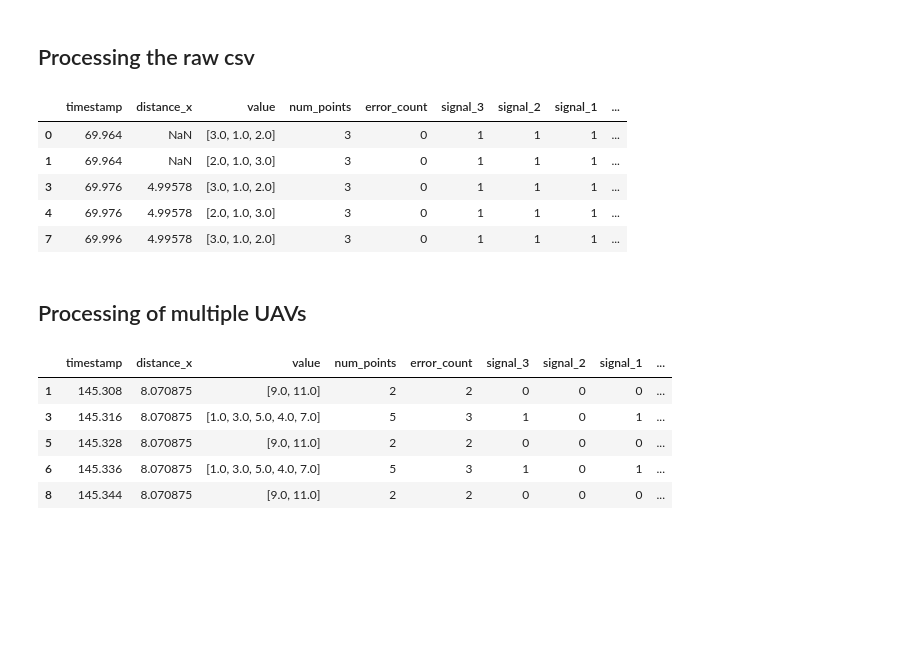
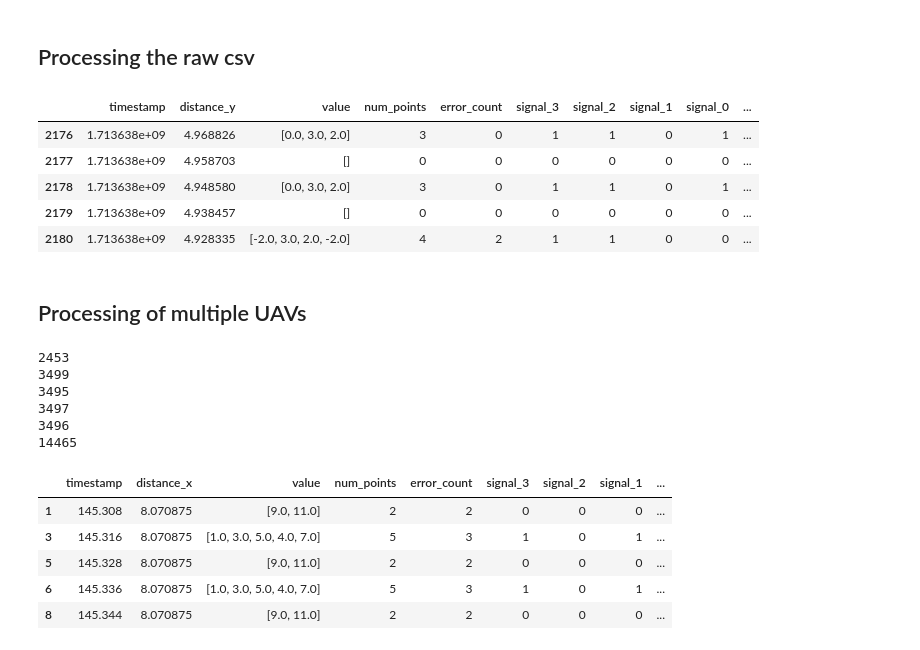
Before and after one commit to MarlonRiv/uvdar_core, a Jupyter notebook: scripts/Processing_evaluation_distance.ipynb, the cells around one changed output. Drawn from its saved outputs; the diff is of its cells as text; code cells hidden in the pictures; blank space fills up the shorter version.

```diff
--- a/scripts/Processing_evaluation_distance.ipynb
+++ b/scripts/Processing_evaluation_distance.ipynb
@@ -8,16 +8,19 @@ import numpy as np
 import ast
 
 
-input_csv_path = os.path.expanduser('~/Desktop/MRS_Master_Project/rosbags/simulation/raw_csv/static_otsu_adaptive_heading_experiment_v3.csv')
+input_csv_path = os.path.expanduser('~/Desktop/MRS_Master_Project/rosbags/rw/raw_csv/kl_exp1.csv')
 data = pd.read_csv(input_csv_path)
 
 #Ensure that the 'value' column is a list
 data['value'] = data['value'].apply(lambda x: ast.literal_eval(x) if isinstance(x, str) else x)
 
-#Relative distance to the target (TX is at 10m from origin, and we recorded the position of the RX)
-data['distance_x'] = 10.0 - data['distance_x']
+#Take after the 6712th row
+data = data.iloc[2176:]
 
-data['distance_x'] = data['distance_x'].fillna(method='ffill')
+#Relative distance_y to the target (TX is at 10m from origin, and we recorded the position of the RX)
+data['distance_y'] = np.abs(10.0 - data['distance_y'])
+
+data['distance_y'] = data['distance_y'].fillna(method='ffill')
 
 # Remove missing 'value'
 data = data.dropna(subset=['value'])
@@ -29,7 +32,7 @@ data['num_points'] = data['value'].apply(len)
 def calculate_error_rate(values):
     error_count = 0
     for value in values:
-        if value not in [1.0, 2.0, 3.0]:
+        if value not in [0.0,1.0, 2.0, 3.0]:
     #return sum(1 for value in values if value not in [1.0, 2.0, 3.0])
             error_count += 1
 
@@ -44,45 +47,91 @@ def check_signal_3(values):
 #Function to check occurrence of signal 2
 def check_signal_2(values):
     return 1 if 2.0 in values else 0
 
 #Function to check occurrence of signal 1
 def check_signal_1(values):
     return 1 if 1.0 in values else 0
 
+#Function to check occurrence of signal 0
+def check_signal_0(values):
+    return 1 if 0.0 in values else 0
+
+
+
 
 # Check if the signal 3 is still present
 data['signal_3'] = data['value'].apply(check_signal_3)
 
 # Check if the signal 2 is still present
 data['signal_2'] = data['value'].apply(check_signal_2)
 
 # Check if the signal 1 is still present
 data['signal_1'] = data['value'].apply(check_signal_1)
 
+# Check if the signal 0 is still present
+data['signal_0'] = data['value'].apply(check_signal_0)
 
-specified_distances = np.array([5, 8, 11, 14, 17, 20])
 
-# Assigning each data point to the nearest specified distance
-data['nearest_distance'] = specified_distances[np.abs(specified_distances[:, np.newaxis] - data['distance_x'].values).argmin(axis=0)]
+specified_distances = np.array([5, 10, 15, 20, 25, 30])
+
+# Assigning each data point to the nearest specified distance_y
+data['nearest_distance'] = specified_distances[np.abs(specified_distances[:, np.newaxis] - data['distance_y'].values).argmin(axis=0)]
 
 # Save the cleaned data to a new CSV file
-cleaned_file_path = os.path.expanduser('~/Desktop/MRS_Master_Project/rosbags/simulation/processed_csv/static_otsu_adaptive_heading_exp_v3_processed.csv')
+cleaned_file_path = os.path.expanduser('~/Desktop/MRS_Master_Project/rosbags/rw/processed_csv/kl_exp1_processed.csv')
 
 data.to_csv(cleaned_file_path, index=False)
 
 cleaned_file_path
 
 
 data.head()
 # %% [output]
-|  | timestamp | distance_x | value | num_points | error_count | signal_3 | signal_2 | signal_1 | ... |
-| 0 | 69.964 | NaN | [3.0, 1.0, 2.0] | 3 | 0 | 1 | 1 | 1 | ... |
-| 1 | 69.964 | NaN | [2.0, 1.0, 3.0] | 3 | 0 | 1 | 1 | 1 | ... |
-| 3 | 69.976 | 4.99578 | [3.0, 1.0, 2.0] | 3 | 0 | 1 | 1 | 1 | ... |
-| 4 | 69.976 | 4.99578 | [2.0, 1.0, 3.0] | 3 | 0 | 1 | 1 | 1 | ... |
-| 7 | 69.996 | 4.99578 | [3.0, 1.0, 2.0] | 3 | 0 | 1 | 1 | 1 | ... |
+|  | timestamp | distance_y | value | num_points | error_count | signal_3 | signal_2 | signal_1 | signal_0 | ... |
+| 2176 | 1.713638e+09 | 4.968826 | [0.0, 3.0, 2.0] | 3 | 0 | 1 | 1 | 0 | 1 | ... |
+| 2177 | 1.713638e+09 | 4.958703 | [] | 0 | 0 | 0 | 0 | 0 | 0 | ... |
+| 2178 | 1.713638e+09 | 4.948580 | [0.0, 3.0, 2.0] | 3 | 0 | 1 | 1 | 0 | 1 | ... |
+| 2179 | 1.713638e+09 | 4.938457 | [] | 0 | 0 | 0 | 0 | 0 | 0 | ... |
+| 2180 | 1.713638e+09 | 4.928335 | [-2.0, 3.0, 2.0, -2.0] | 4 | 2 | 1 | 1 | 0 | 0 | ... |
 # %% [markdown]
 ## Processing of multiple UAVs
+# %%
+cleaned_file_path = os.path.expanduser('~/Desktop/MRS_Master_Project/rosbags/rw/processed_csv/kl_exp1_processed.csv')
+specified_distances = np.array([5, 10, 15, 20, 25, 30])
+
+
+
+data = pd.read_csv(cleaned_file_path)
+
+#Take after the 6712th row
+#data = data.iloc[23251:]
+
+indices_5 = data[data['nearest_distance'] == 5].index
+
+indices_10 = data[data['nearest_distance'] == 10].index
+
+indices_15 = data[data['nearest_distance'] == 15].index
+
+indices_20 = data[data['nearest_distance'] == 20].index
+
+indices_25 = data[data['nearest_distance'] == 25].index
+
+indices_30 = data[data['nearest_distance'] == 30].index
+
+
+print(len(indices_5))
+print(len(indices_10))
+print(len(indices_15))
+print(len(indices_20))
+print(len(indices_25))
+print(len(indices_30))
+# %% [output]
+2453
+3499
+3495
+3497
+3496
+14465
 # %%
 import pandas as pd
 import os
```
Also changed, not shown: parts of 5 cells of this notebook, 4 other files.
